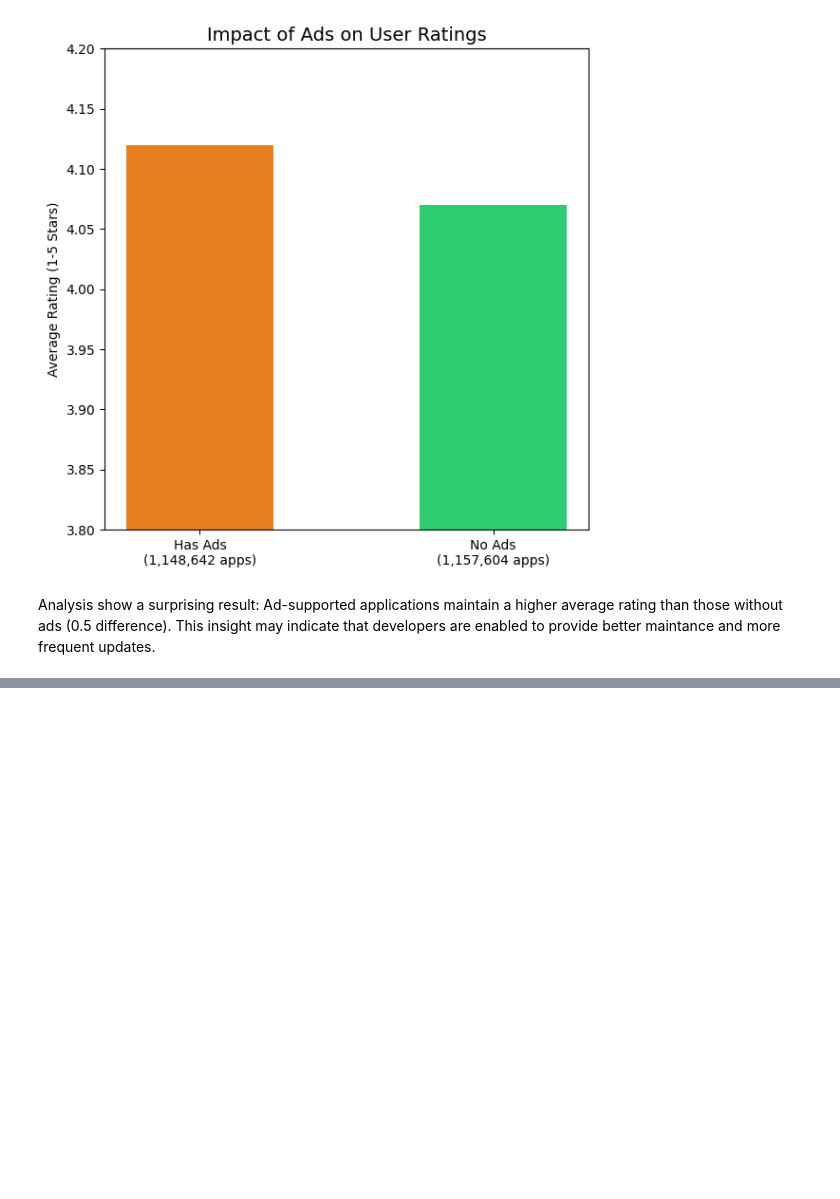
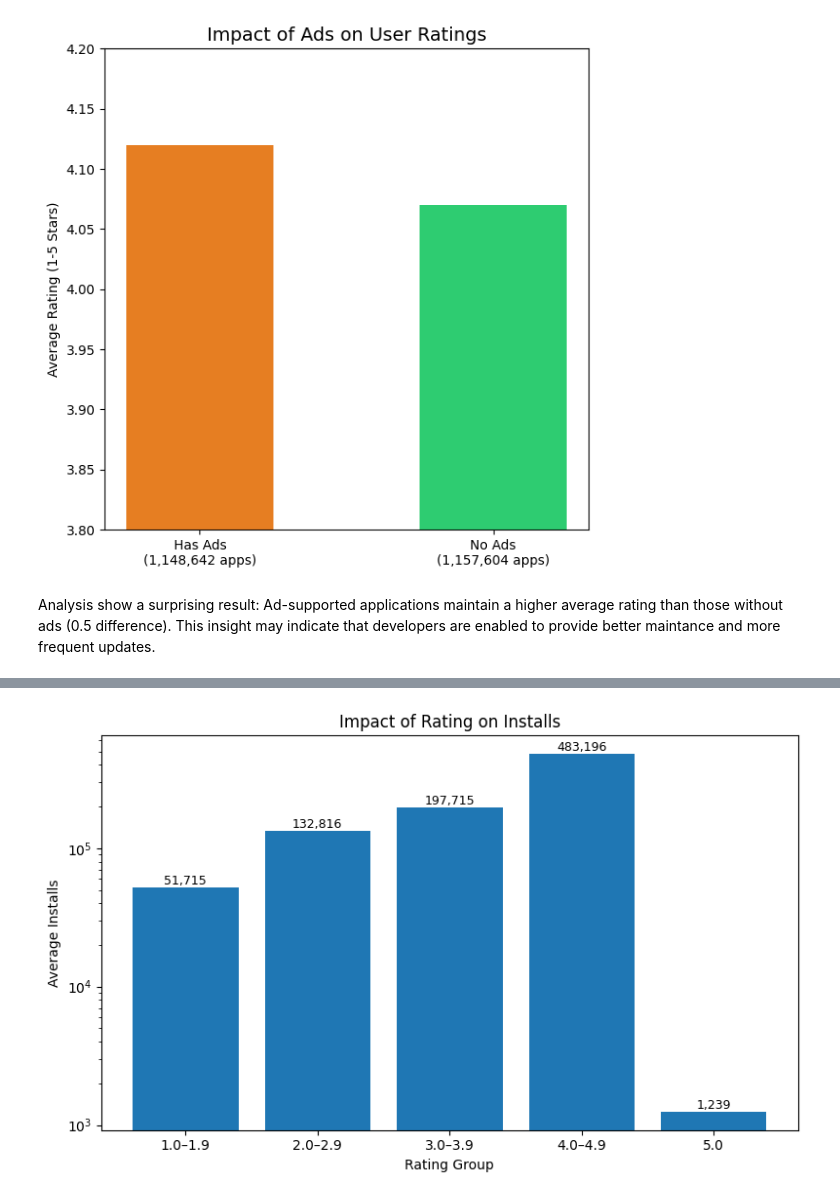
Before and after one commit to LottaSofiaK/Group22, a Jupyter notebook: Group_22_analysis_and_visualization.ipynb, the cells around one changed output, grey strips where cells are left out. Saved outputs shown, nothing was run; the diff lists cells and outputs as text; code cells hidden in the pictures; blank space fills up the shorter version.

Commit message:
Ratings vs Installs
Analyzing if higher app ratings show in higher install numbers

```diff
--- a/Group_22_analysis_and_visualization.ipynb
+++ b/Group_22_analysis_and_visualization.ipynb
@@ -905,0 +908,82 @@ Analysis show a surprising result: Ad-supported applications maintain a higher a
+# %%
+from pyspark.sql.functions import col, avg, count, log10, when, expr
+import matplotlib.pyplot as plt
+
+df_analysis = df_flat.select("rating", "installs") \
+    .filter(col("rating").isNotNull() & col("installs").isNotNull())
+
+df_analysis = df_analysis.withColumn("log_installs", log10(col("installs")))
+
+df_binned = df_analysis.withColumn(
+    "rating_bin",
+    when((col("rating") >= 1) & (col("rating") < 2), "1.0–1.9")
+    .when((col("rating") >= 2) & (col("rating") < 3), "2.0–2.9")
+    .when((col("rating") >= 3) & (col("rating") < 4), "3.0–3.9")
+    .when((col("rating") >= 4) & (col("rating") < 5), "4.0–4.9")
+    .when(col("rating") == 5, "5.0")
+)
+
+df_grouped = df_binned.groupBy("rating_bin") \
+    .agg(
+        avg("installs").alias("avg_installs"),
+        expr("percentile_approx(installs, 0.5)").alias("median_installs"),
+        count("*").alias("count_apps")
+    ) \
+    .orderBy("rating_bin")
+
+df_grouped.show()
+
+pdf_grouped = df_grouped.toPandas()
+
+plt.figure(figsize=(8,5))
+bars = plt.bar(pdf_grouped["rating_bin"], pdf_grouped["avg_installs"])
+
+plt.title("Impact of Rating on Installs")
+plt.xlabel("Rating Group")
+plt.ylabel("Average Installs")
+plt.yscale("log")
+
+for bar, value in zip(bars, pdf_grouped["avg_installs"]):
+    plt.text(
+        bar.get_x() + bar.get_width()/2,
+        value,
+        f"{int(value):,}",
+        ha='center',
+        va='bottom',
+        fontsize=9
+    )
+
+plt.tight_layout()
+plt.show()
+
+import numpy as np
+import matplotlib.pyplot as plt
+
+labels = pdf_grouped["rating_bin"]
+x = np.arange(len(labels))
+width = 0.35
+
+plt.figure(figsize=(9,5))
+
+bars1 = plt.bar(x - width/2, pdf_grouped["avg_installs"], width, label="Average Installs")
+bars2 = plt.bar(x + width/2, pdf_grouped["median_installs"], width, label="Median Installs")
+
+plt.xticks(x, labels)
+plt.yscale("log")
+
+plt.title("Impact of Rating on Installs (Average vs Median)")
+plt.xlabel("Rating Group")
+plt.ylabel("Installs (log scale)")
+plt.legend()
+
+for bar in bars1:
+    plt.text(bar.get_x() + bar.get_width()/2, bar.get_height(),
+             f"{int(bar.get_height()):,}", ha='center', va='bottom', fontsize=8)
+
+for bar in bars2:
+    plt.text(bar.get_x() + bar.get_width()/2, bar.get_height(),
+             f"{int(bar.get_height()):,}", ha='center', va='bottom', fontsize=8)
+
+plt.tight_layout()
+plt.show()
+# %% [output]
@@ -905,0 +999 @@ Analysis show a surprising result: Ad-supported applications maintain a higher a
+[figure, added]
```
Also changed, not shown: parts of 7 cells of this notebook.
